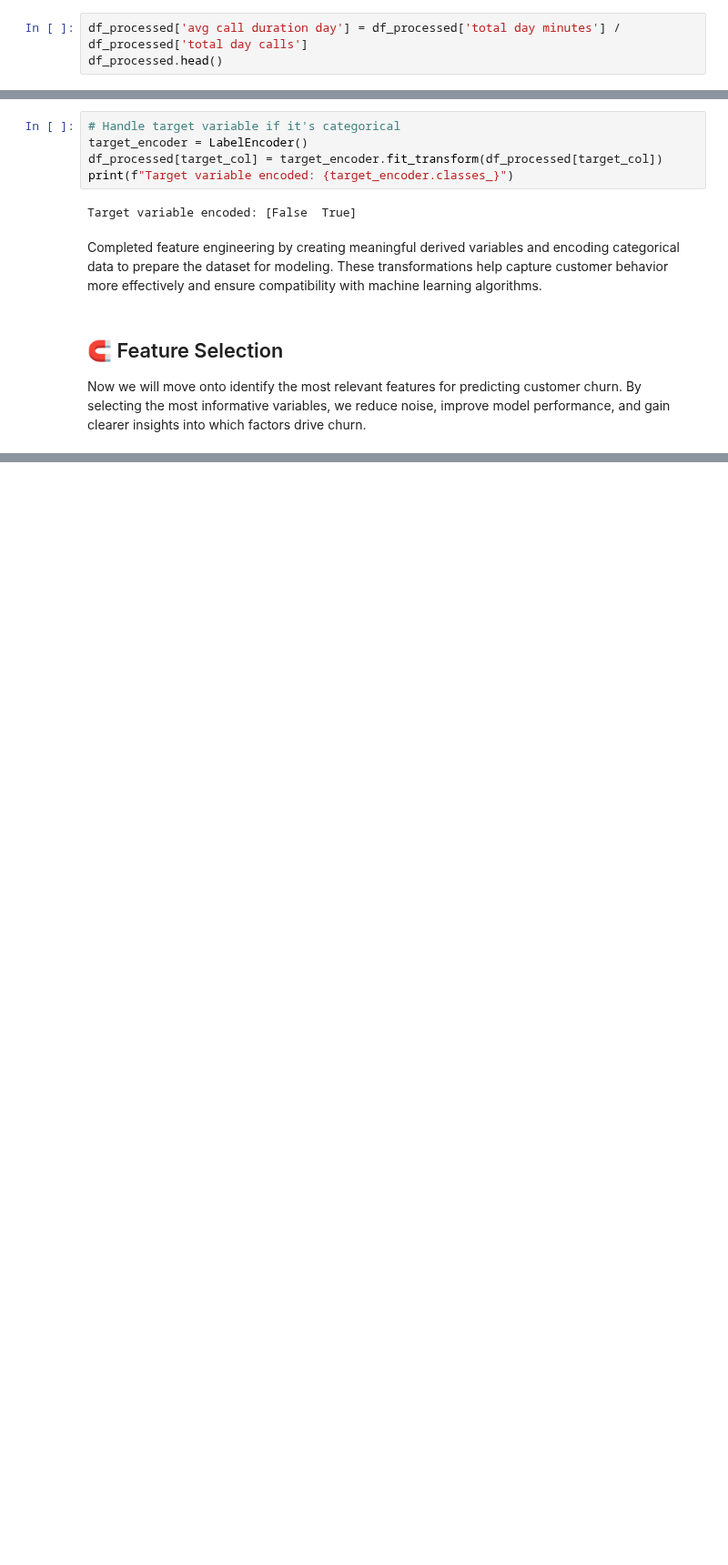
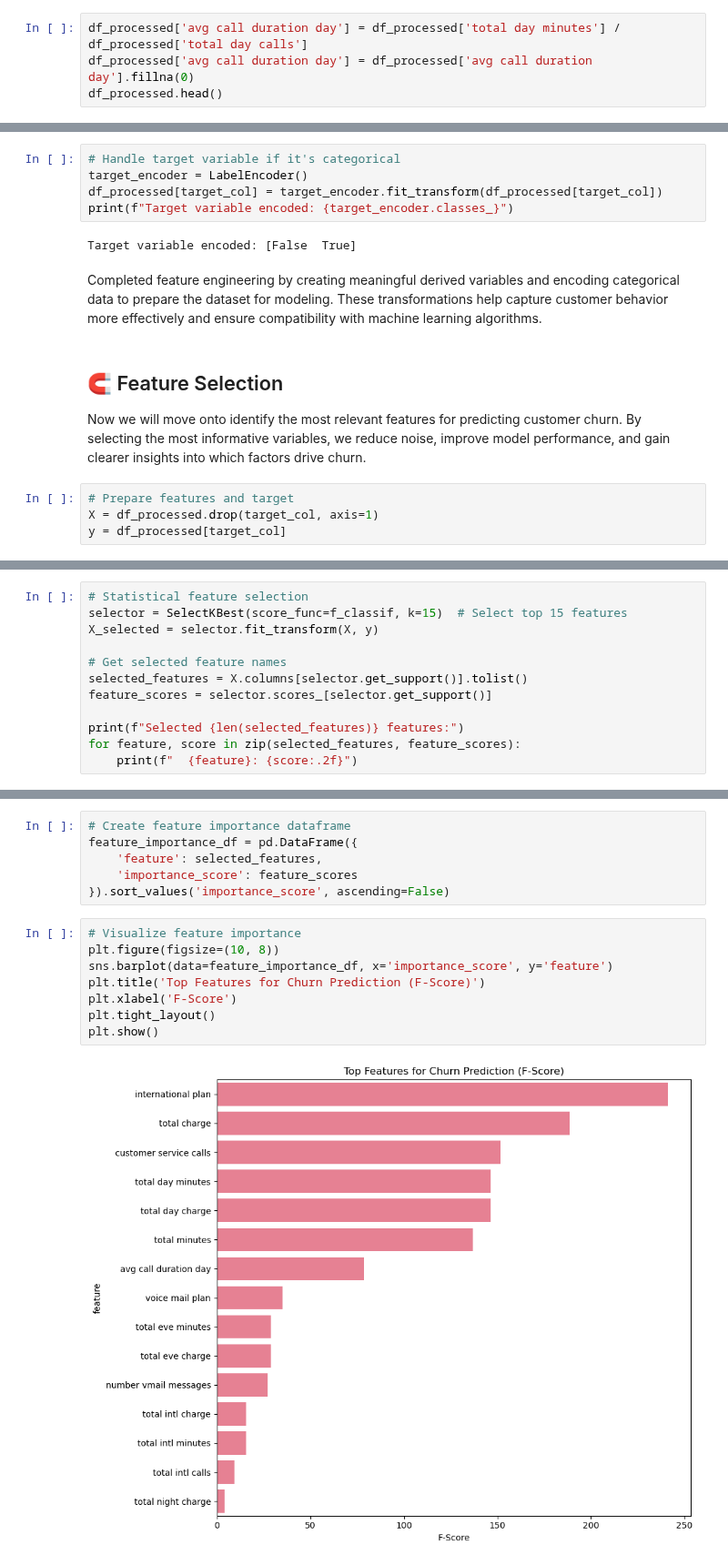
Before and after one commit to Tdoggie/phase-3-project, a Jupyter notebook: index.ipynb, the cells around one changed output, grey strips where cells are left out. Shown at 91% size. Drawn from its saved outputs; the diff is of its cells as text; blank space fills up the shorter version.

Commit message:
complete Feature Selection

```diff
--- a/index.ipynb
+++ b/index.ipynb
@@ -310,6 +310,7 @@ We will engineer features to better represent customer behavior (e.g., average c
 df_processed = df.copy()
 # %%
 df_processed['avg call duration day'] = df_processed['total day minutes'] / df_processed['total day calls']
+df_processed['avg call duration day'] = df_processed['avg call duration day'].fillna(0)
 df_processed.head()
 # %% [output]
 |  | state | account length | area code | phone number | international plan | voice mail plan | ... |
@@ -373,3 +374,7 @@ Completed feature engineering by creating meaningful derived variables and encod
 ## 🧲 Feature Selection
 
 Now we will move onto identify the most relevant features for predicting customer churn. By selecting the most informative variables, we reduce noise, improve model performance, and gain clearer insights into which factors drive churn.
+# %%
+# Prepare features and target
+X = df_processed.drop(target_col, axis=1)
+y = df_processed[target_col]
@@ -375,0 +383,12 @@ Now we will move onto identify the most relevant features for predicting custome
+# %%
+# Statistical feature selection
+selector = SelectKBest(score_func=f_classif, k=15)  # Select top 15 features
+X_selected = selector.fit_transform(X, y)
+
+# Get selected feature names
+selected_features = X.columns[selector.get_support()].tolist()
+feature_scores = selector.scores_[selector.get_support()]
+
+print(f"Selected {len(selected_features)} features:")
+for feature, score in zip(selected_features, feature_scores):
+    print(f"  {feature}: {score:.2f}")
@@ -375,0 +412,16 @@ Now we will move onto identify the most relevant features for predicting custome
+# %%
+# Create feature importance dataframe
+feature_importance_df = pd.DataFrame({
+    'feature': selected_features,
+    'importance_score': feature_scores
+}).sort_values('importance_score', ascending=False)
+# %%
+# Visualize feature importance
+plt.figure(figsize=(10, 8))
+sns.barplot(data=feature_importance_df, x='importance_score', y='feature')
+plt.title('Top Features for Churn Prediction (F-Score)')
+plt.xlabel('F-Score')
+plt.tight_layout()
+plt.show()
+# %% [output]
+[figure, added]
```
Also changed, not shown: parts of 6 cells of this notebook.
